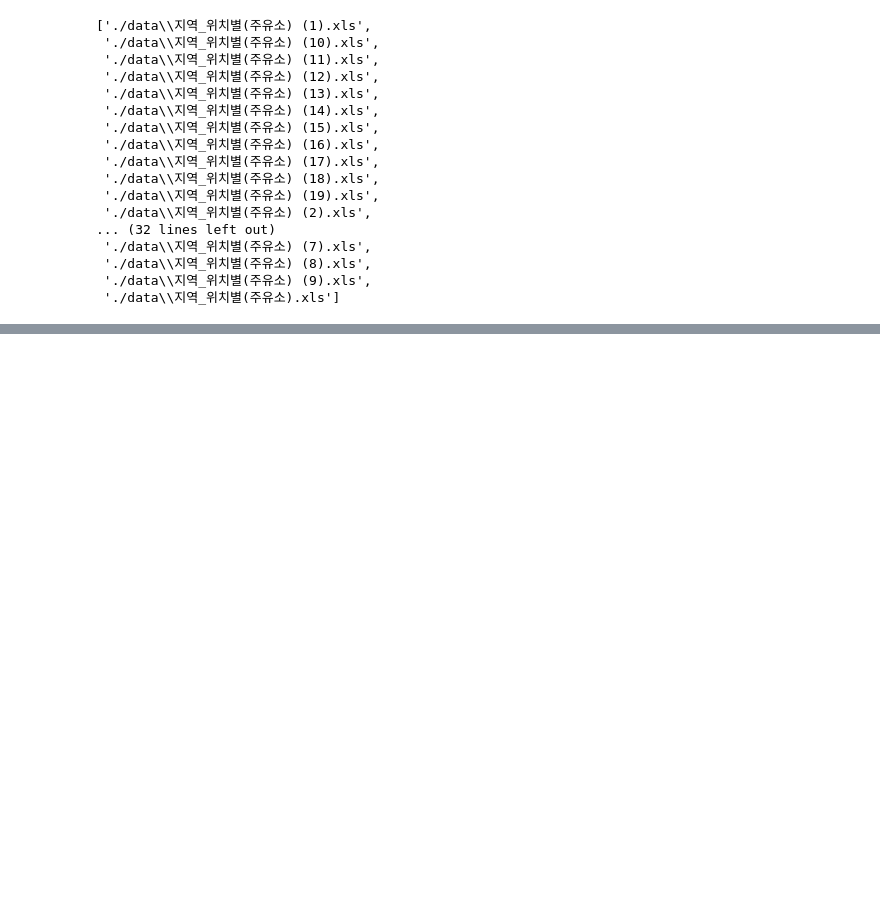
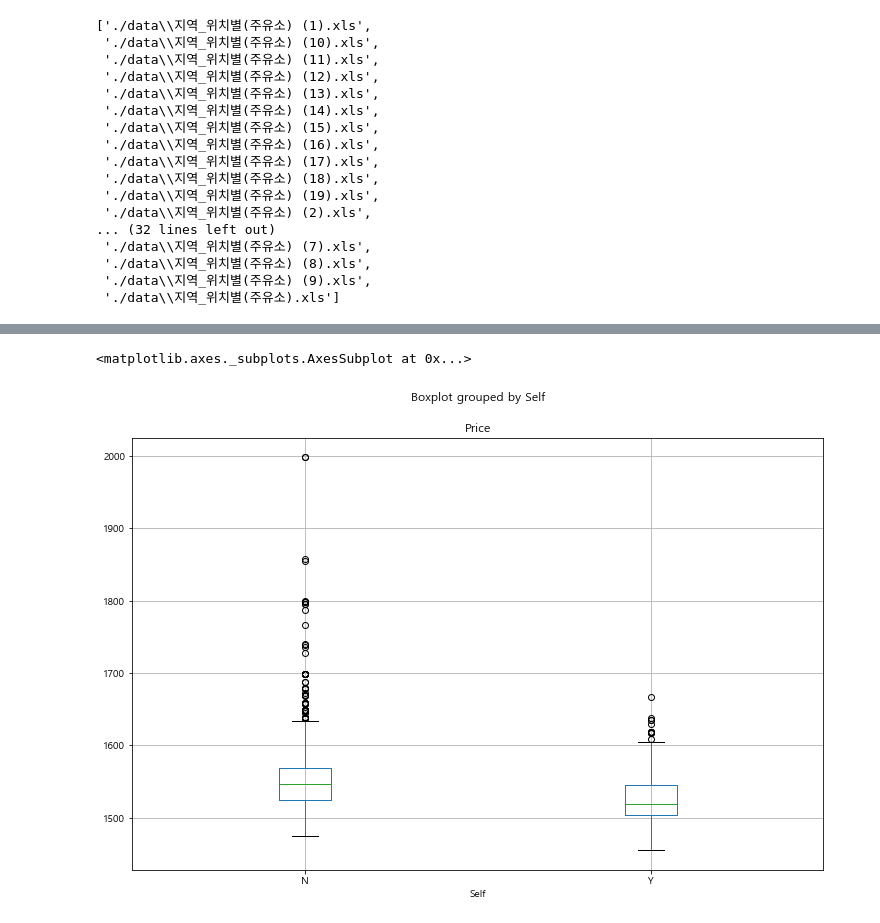
Before and after one commit to syneffort/DataAnalysis_Python, a Jupyter notebook: 04. SelfOil/SelfOil.ipynb, the cells around one changed output, grey strips where cells are left out. Saved outputs shown, nothing was run; the diff lists cells and outputs as text; code cells hidden in the pictures; blank space fills up the shorter version.

Commit message:
selfOil

```diff
--- a/04. SelfOil/SelfOil.ipynb
+++ b/04. SelfOil/SelfOil.ipynb
@@ -86,0 +214,3 @@ glob('./data/지역*.xls')
+# %%
+stations['Price'] = pd.to_numeric(stations['Price'])
+stations.info()
@@ -86,0 +229,3 @@ glob('./data/지역*.xls')
+# %%
+stations.reset_index(inplace=True)
+stations
@@ -86,0 +277,3 @@ glob('./data/지역*.xls')
+# %%
+stations.drop_duplicates(['Store'],inplace=True)
+stations.sort_values(by='Price', ascending=False).head(10)
@@ -86,0 +292,23 @@ glob('./data/지역*.xls')
+# %%
+import matplotlib.pyplot as plt
+import seaborn as sns
+%matplotlib inline
+
+import platform
+
+from matplotlib import font_manager, rc
+plt.rcParams['axes.unicode_minus'] = False
+
+if platform.system() == 'Darwin':
+    rc('font', family='AppleGothic')
+elif platform.system() == 'Windows':
+    path = 'c:/Windows/Fonts/malgun.ttf'
+    fontName = font_manager.FontProperties(fname=path).get_name()
+    rc('font', family=fontName)
+else:
+    print('Unknown system')
+# %%
+stations.boxplot(column='Price', by='Self', figsize=(12,8))
+# %% [output]
+<matplotlib.axes._subplots.AxesSubplot at 0x...>
+[figure, added]
```
Also changed, not shown: parts of 24 cells of this notebook, 2 other files.
